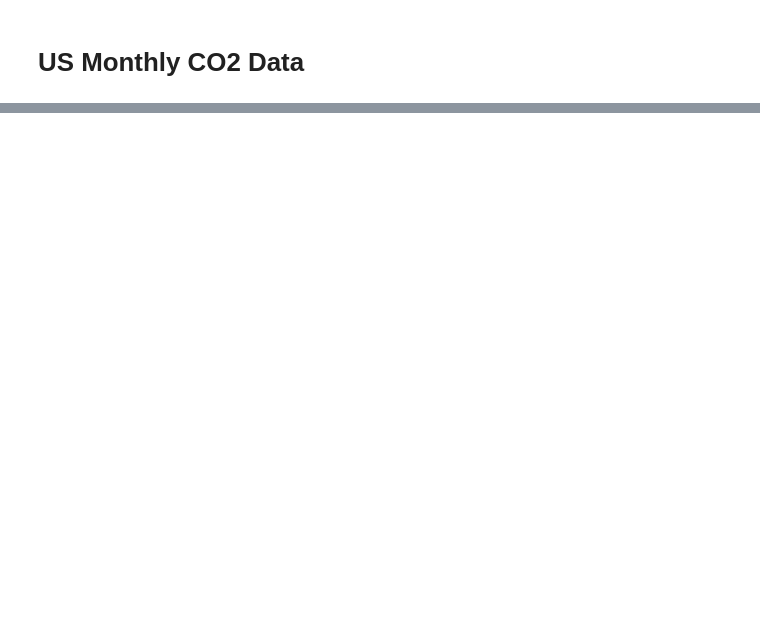
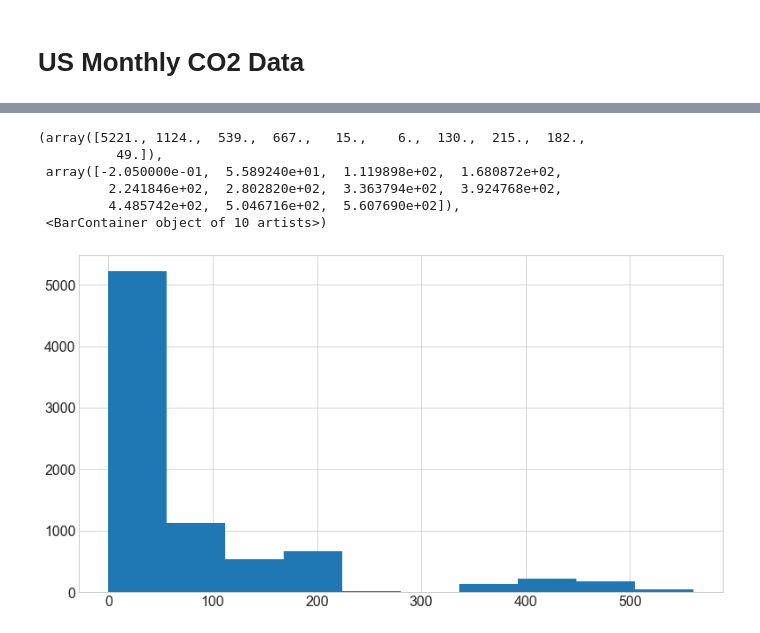
Before and after one commit to jamesallen0351/individual-project, a Jupyter notebook: us_monthly_co2_data.ipynb, the cells around one changed output, grey strips where cells are left out. Saved outputs shown, nothing was run; the diff lists cells and outputs as text; code cells hidden in the pictures; blank space fills up the shorter version.

```diff
--- a/us_monthly_co2_data.ipynb
+++ b/us_monthly_co2_data.ipynb
@@ -191,0 +197,11 @@ df = df.set_index('date')
+# %%
+# making a histogram of the co2 column
+plt.hist(df.co2)
+# %% [output]
+(array([5221., 1124.,  539.,  667.,   15.,    6.,  130.,  215.,  182.,
+          49.]),
+ array([-2.050000e-01,  5.589240e+01,  1.119898e+02,  1.680872e+02,
+         2.241846e+02,  2.802820e+02,  3.363794e+02,  3.924768e+02,
+         4.485742e+02,  5.046716e+02,  5.607690e+02]),
+ <BarContainer object of 10 artists>)
+[figure, added]
```
Also changed, not shown: parts of 103 cells of this notebook, 1 other file.
